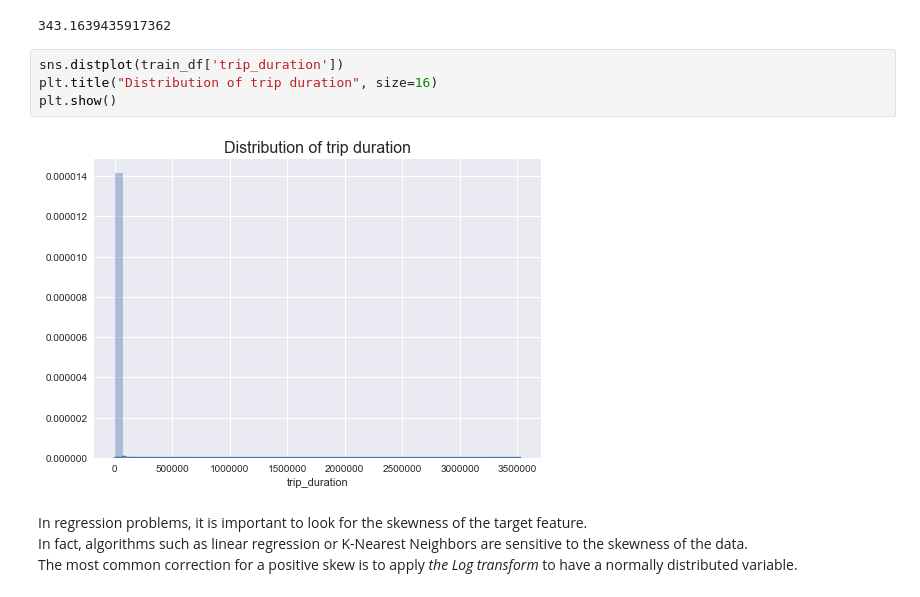
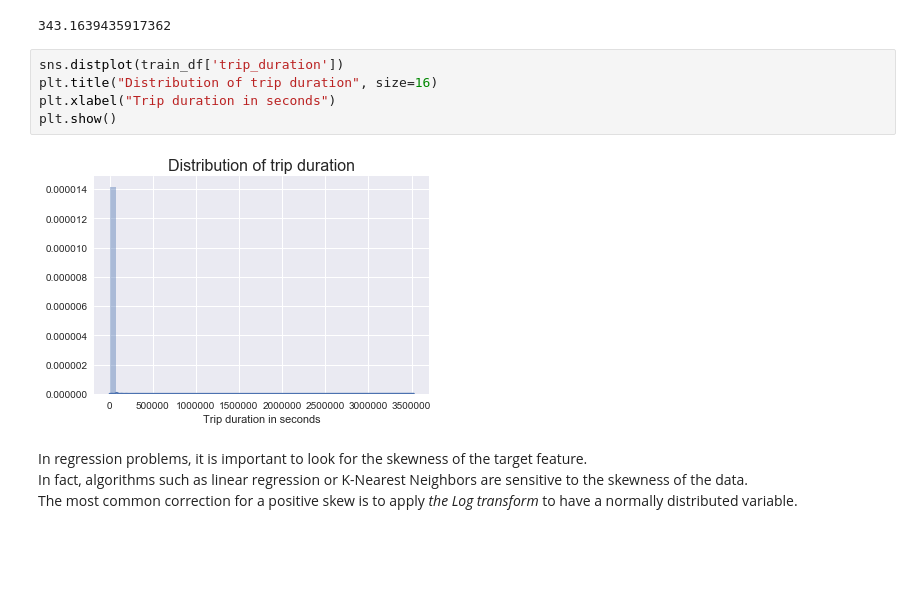
Before and after one commit to MelanVijayaratnam/Kaggle-nb, a Jupyter notebook: Taxi/Taxi.ipynb, the cells around one changed output. Drawn from its saved outputs; the diff is of its cells as text; blank space fills up the shorter version.

```diff
--- a/Taxi/Taxi.ipynb
+++ b/Taxi/Taxi.ipynb
@@ -108,9 +109,10 @@ train_df['trip_duration'].skew()
 # %%
 sns.distplot(train_df['trip_duration'])
 plt.title("Distribution of trip duration", size=16)
+plt.xlabel("Trip duration in seconds")
 plt.show()
 # %% [output]
-[figure, old version]
+[figure, new version]
 # %% [markdown]
 In regression problems, it is important to look for the skewness of the target feature. <br>
 In fact, algorithms such as linear regression or K-Nearest Neighbors are sensitive to the skewness of the data. <br>
```
Also changed, not shown: parts of 6 cells of this notebook.
